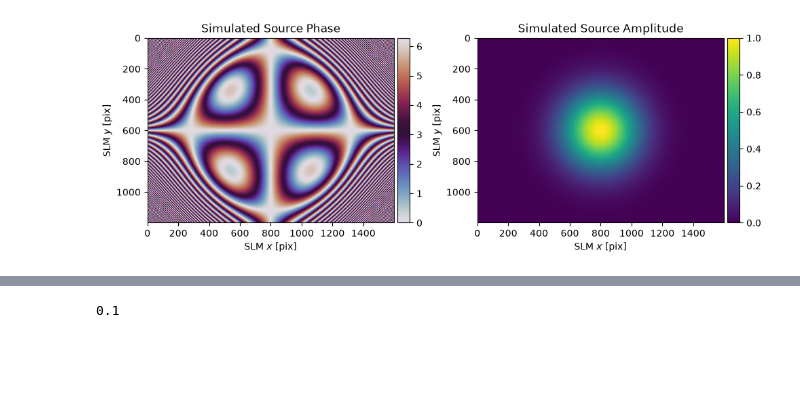
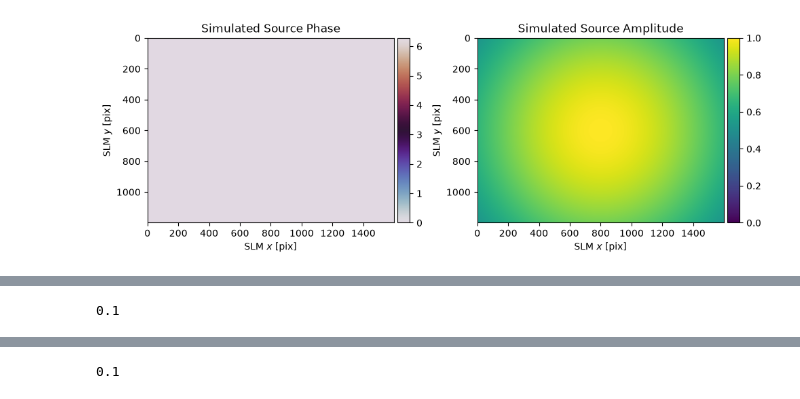
Before and after one commit to xcooke/slm, a Jupyter notebook: simulating_zernike_correction.ipynb, the cells around one changed output, grey strips where cells are left out. Saved outputs shown, nothing was run; the diff lists cells and outputs as text; code cells hidden in the pictures; blank space fills up the shorter version.

```diff
--- a/simulating_zernike_correction.ipynb
+++ b/simulating_zernike_correction.ipynb
@@ -14,42 +14,42 @@ slm = SimulatedSLM((1600, 1200), pitch_um=(8,8))
 
 phase_aberration = zernike_sum(
     grid=slm,
-    indices= [11],
+    indices= [4],
     weights = [
-        12.0,
+        45 * np.pi,
     ],
     aperture=None,
     use_mask=False,
 )
 
 slm.set_source_analytic(                        # Program the virtual source.
     fit_function="gaussian2d",
     units="mm",
-    wx=1.4,
-    wy=1.4,
+    wx=7.0, #10mm radius
+    wy=7.0,
     x0=0.0,
     y0=0.0,
     a=1.0,
     c=0.0,
     phase_offset=phase_aberration,
     sim=True
 )
 slm.plot_source(sim=True)
 
 slm.set_source_analytic(sim=False)
 
 cam = SimulatedCamera(slm, (1024, 1024), pitch_um=(4,4), gain=200)
 
 # Tie the camera and SLM together with an analytic calibration.
 fs = FourierSLM(cam, slm)
 M, b = fs.fourier_calibration_build(
     f_eff=37000.,                              # f_eff of 80000 wavelengths or 80 mm with the default 1 um wavelength
     #theta=5 * np.pi / 180,
 )
 cam.set_affine(M, b)
 fs.fourier_calibrate_analytic(M, b)
 # %% [output]
-[figure, old version]
+[figure, new version]
 {'M': array([[9250.,    0.],
         [   0., 9250.]]),
  'b': array([[512.],
@@ -67,3 +67,7 @@ fs.fourier_calibrate_analytic(M, b)
    'wav_design_um': 1.0,
    'phase_scaling': 1.0},
   'mag': 1.0}}
+# %%
+cam.set_exposure(1e-1)
+# %% [output]
+0.1
```
Also changed, not shown: parts of 5 cells of this notebook.
